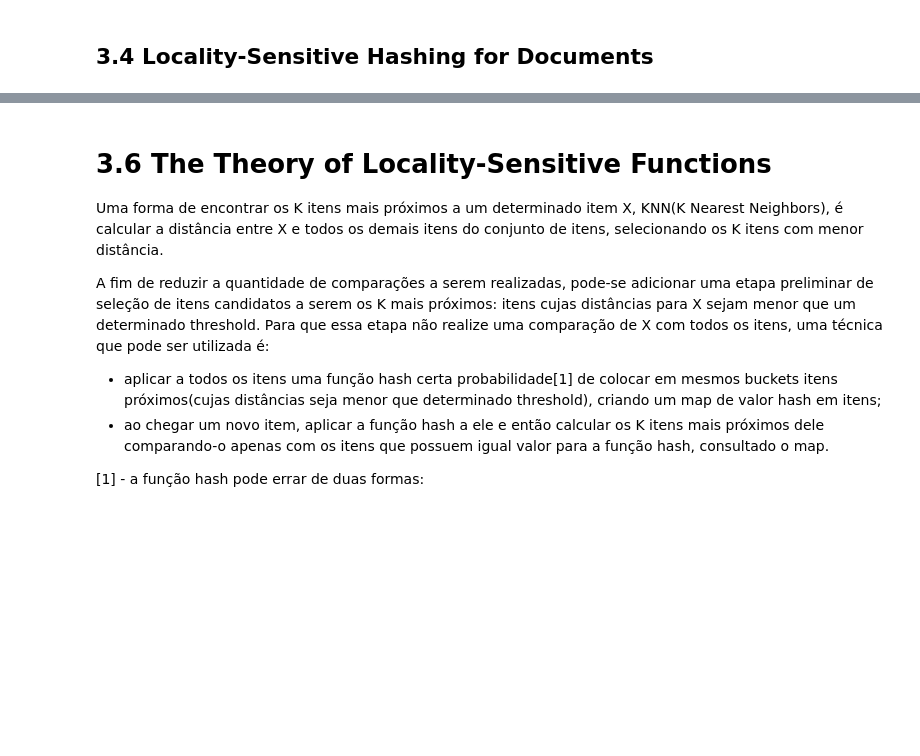
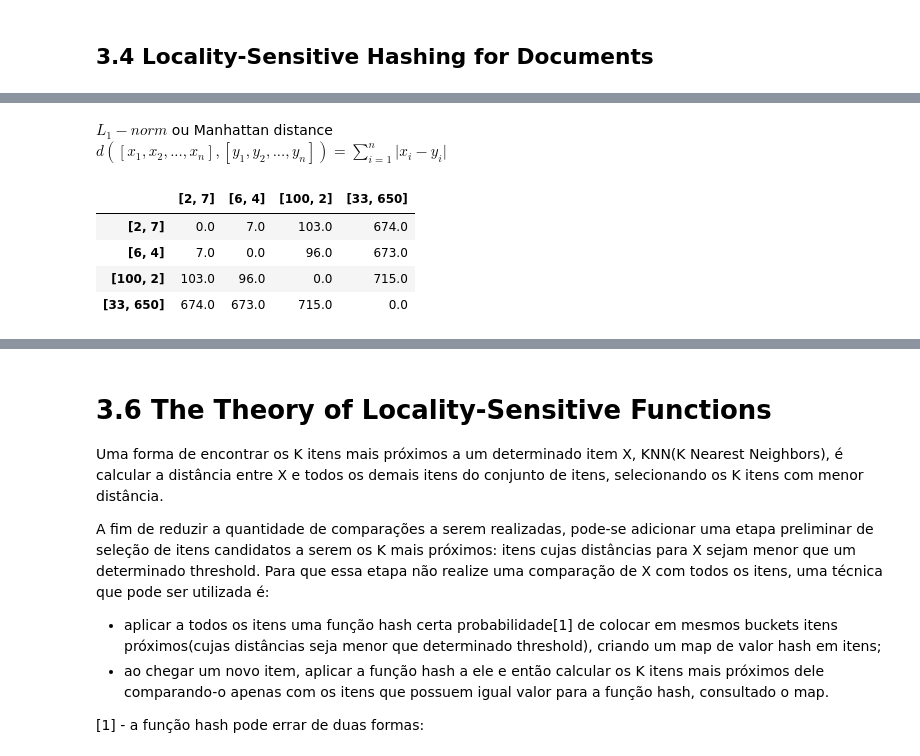
Before and after one commit to abevieiramota/course-garimpagem-de-dados, a Jupyter notebook: ch03.ipynb, the cells around one changed output, grey strips where cells are left out. Drawn from its saved outputs; the diff is of its cells as text; code cells hidden in the pictures; blank space fills up the shorter version.

```diff
--- a/ch03.ipynb
+++ b/ch03.ipynb
@@ -308,0 +358,14 @@ Ver: http://mccormickml.com/2015/06/12/minhash-tutorial-with-python-code/
+# %% [markdown]
+$L_1-norm$ ou Manhattan distance<br />
+$d([x_1, x_2, ..., x_n], [y_1, y_2, ..., y_n]) = \sum\limits_{i = 1}^n \vert x_i - y_i\vert$
+# %%
+manhattan = DistanceMetric.get_metric("manhattan")
+pd.DataFrame(manhattan.pairwise(points),
+             columns=points_as_str,
+             index=points_as_str)
+# %% [output]
+|  | [2, 7] | [6, 4] | [100, 2] | [33, 650] |
+| [2, 7] | 0.0 | 7.0 | 103.0 | 674.0 |
+| [6, 4] | 7.0 | 0.0 | 96.0 | 673.0 |
+| [100, 2] | 103.0 | 96.0 | 0.0 | 715.0 |
+| [33, 650] | 674.0 | 673.0 | 715.0 | 0.0 |
```
Also changed, not shown: parts of 30 cells of this notebook, 1 other file.
